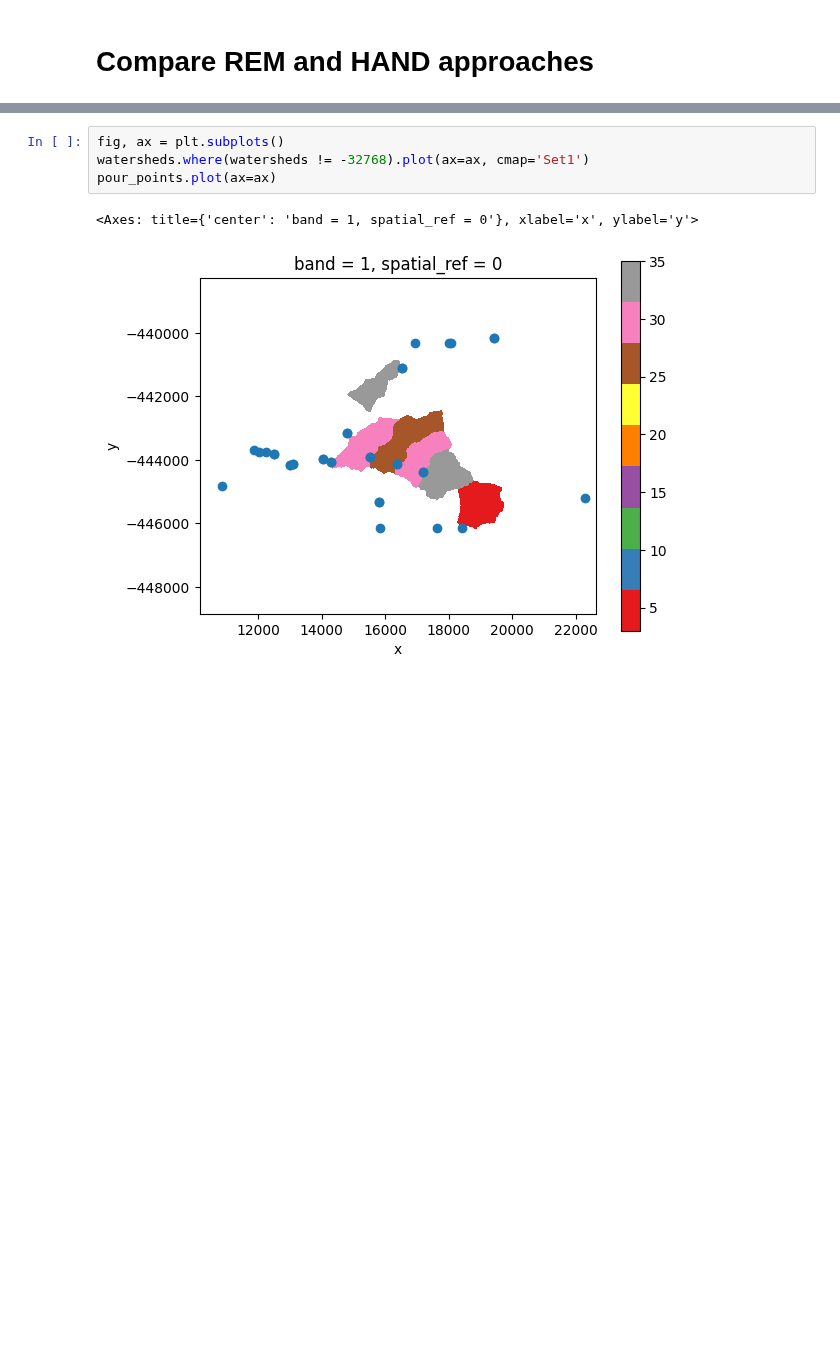
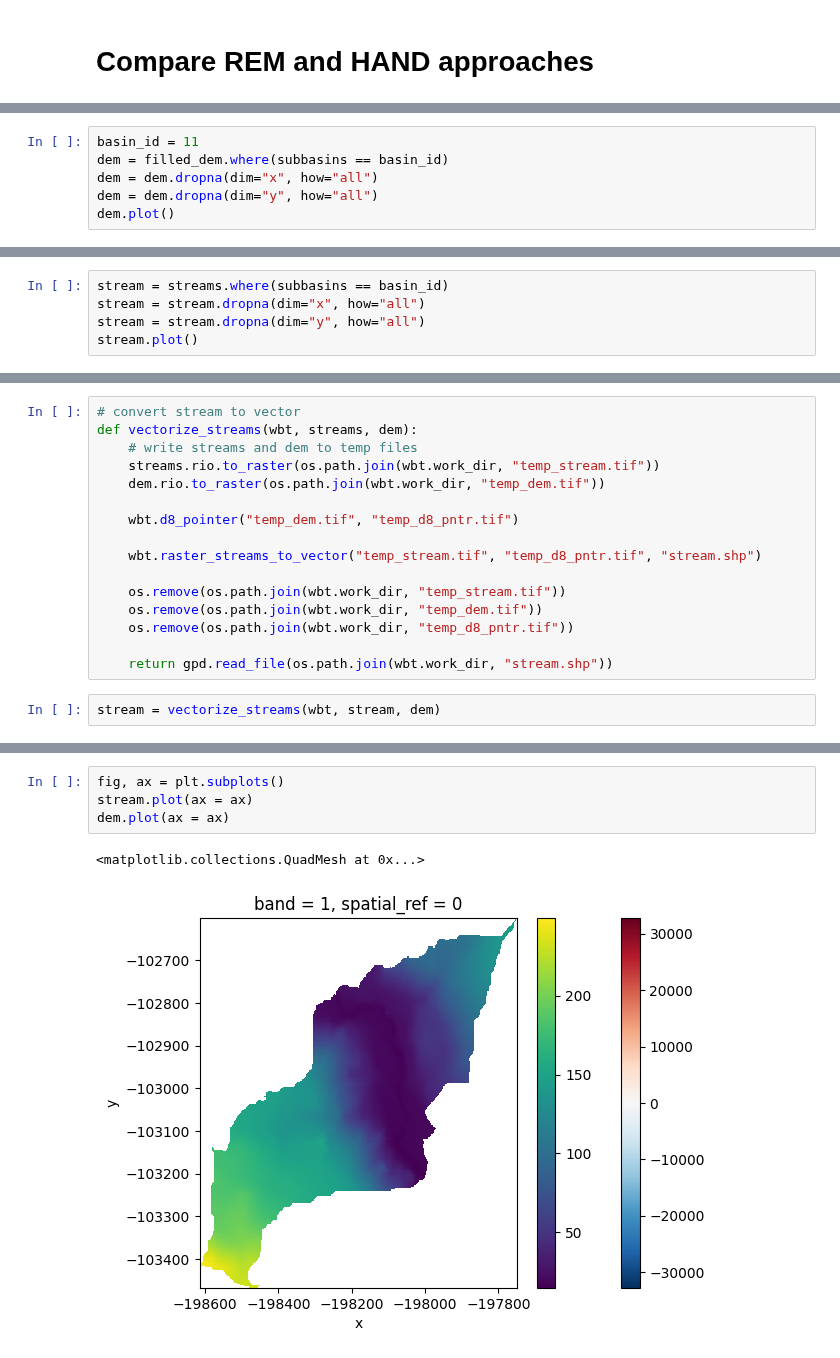
Before and after one commit to avkoehl/valleys, a Jupyter notebook: notebooks/rem_hand.ipynb, the cells around one changed output, grey strips where cells are left out. Drawn from its saved outputs; the diff is of its cells as text; blank space fills up the shorter version.

```diff
--- a/notebooks/rem_hand.ipynb
+++ b/notebooks/rem_hand.ipynb
@@ -370,0 +17,6 @@ Elapsed Time (excluding I/O): 0.42s
+# %%
+basin_id = 11
+dem = filled_dem.where(subbasins == basin_id)
+dem = dem.dropna(dim="x", how="all")
+dem = dem.dropna(dim="y", how="all")
+dem.plot()
@@ -370,0 +26,5 @@ Elapsed Time (excluding I/O): 0.42s
+# %%
+stream = streams.where(subbasins == basin_id)
+stream = stream.dropna(dim="x", how="all")
+stream = stream.dropna(dim="y", how="all")
+stream.plot()
@@ -370,0 +34,18 @@ Elapsed Time (excluding I/O): 0.42s
+# %%
+# convert stream to vector
+def vectorize_streams(wbt, streams, dem):
+    # write streams and dem to temp files
+    streams.rio.to_raster(os.path.join(wbt.work_dir, "temp_stream.tif"))
+    dem.rio.to_raster(os.path.join(wbt.work_dir, "temp_dem.tif"))
+
+    wbt.d8_pointer("temp_dem.tif", "temp_d8_pntr.tif")
+
+    wbt.raster_streams_to_vector("temp_stream.tif", "temp_d8_pntr.tif", "stream.shp")
+
+    os.remove(os.path.join(wbt.work_dir, "temp_stream.tif"))
+    os.remove(os.path.join(wbt.work_dir, "temp_dem.tif"))
+    os.remove(os.path.join(wbt.work_dir, "temp_d8_pntr.tif"))
+
+    return gpd.read_file(os.path.join(wbt.work_dir, "stream.shp"))
+# %%
+stream = vectorize_streams(wbt, stream, dem)
@@ -371,7 +54,7 @@ Elapsed Time (excluding I/O): 0.42s
 # %%
 fig, ax = plt.subplots()
-watersheds.where(watersheds != -32768).plot(ax=ax, cmap='Set1')
-pour_points.plot(ax=ax)
+stream.plot(ax = ax)
+dem.plot(ax = ax)
 # %% [output]
-<Axes: title={'center': 'band = 1, spatial_ref = 0'}, xlabel='x', ylabel='y'>
+<matplotlib.collections.QuadMesh at 0x...>
-[figure, old version]
+[figure, new version]
```
Also changed, not shown: parts of 30 cells of this notebook, 1 other file.
